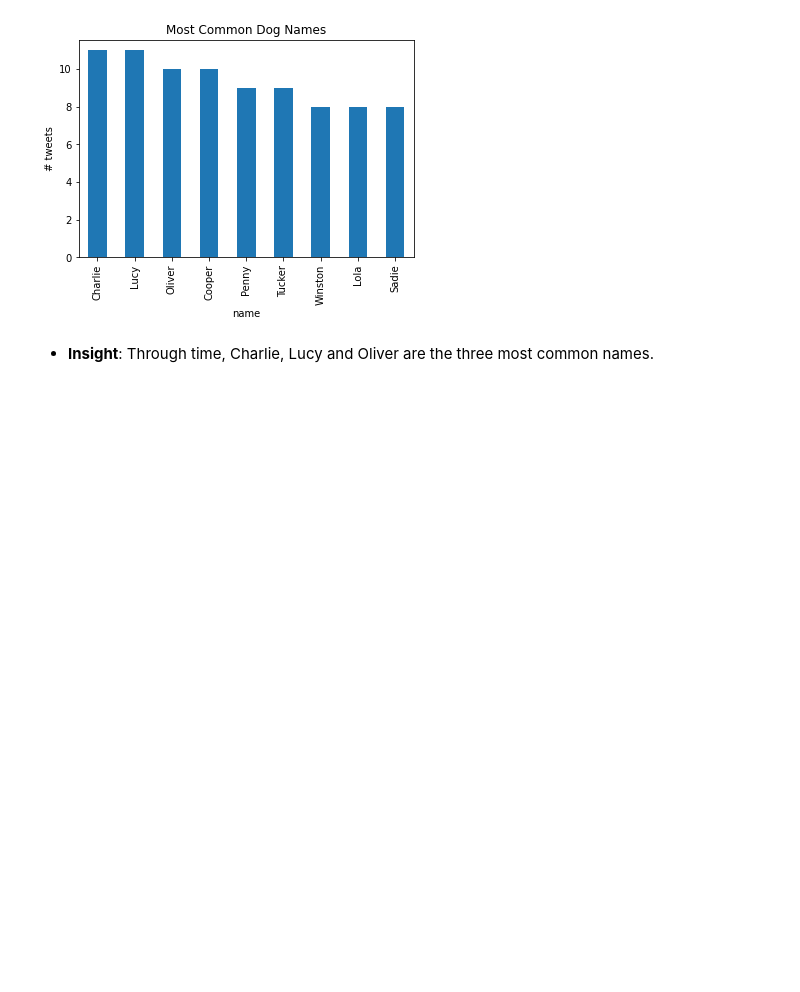
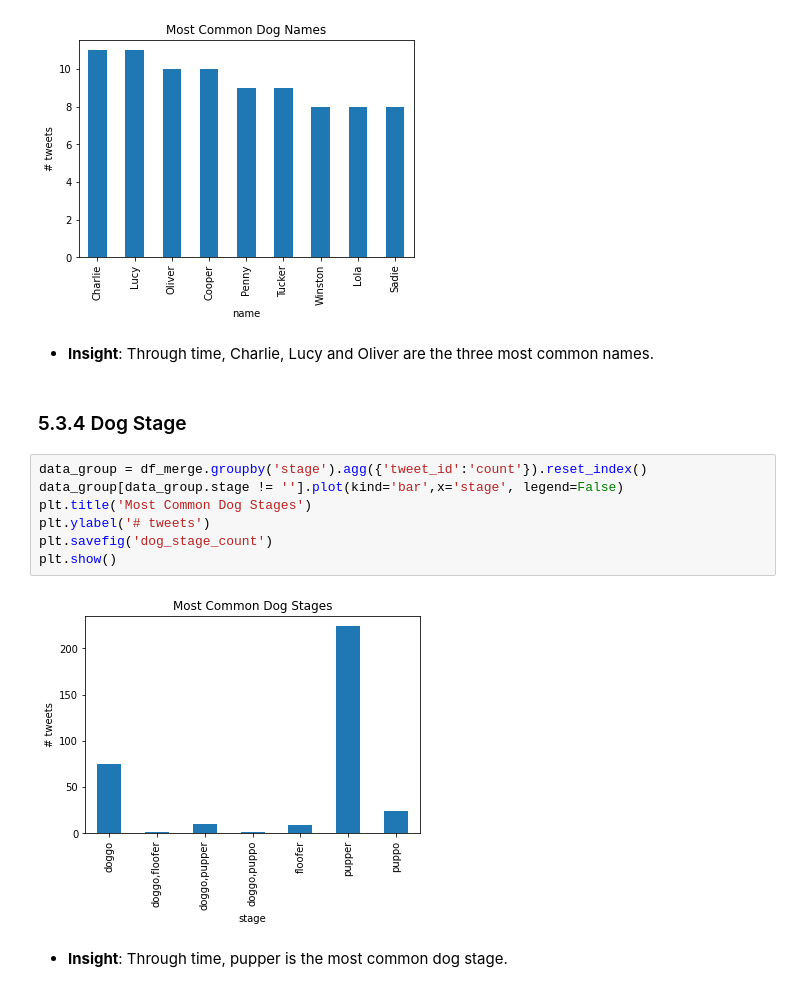
Before and after one commit to ghsusanibar/Wrangle-and-Analyze-Data, a Jupyter notebook: wrangle_act.ipynb, the cells around one changed output. Cells and saved outputs as stored; diff of their text form; blank space fills up the shorter version.

```diff
--- a/wrangle_act.ipynb
+++ b/wrangle_act.ipynb
@@ -647,3 +647,16 @@ plt.show()
 [figure]
 # %% [markdown]
  - **Insight**: Through time, Charlie, Lucy and Oliver are the three most common names.
+# %% [markdown]
+### 5.3.4 Dog Stage
+# %%
+data_group = df_merge.groupby('stage').agg({'tweet_id':'count'}).reset_index()
+data_group[data_group.stage != ''].plot(kind='bar',x='stage', legend=False)
+plt.title('Most Common Dog Stages')
+plt.ylabel('# tweets')
+plt.savefig('dog_stage_count')
+plt.show()
+# %% [output]
+[figure, added]
+# %% [markdown]
+ - **Insight**: Through time, pupper is the most common dog stage.
```
Also changed, not shown: 2 other files.
